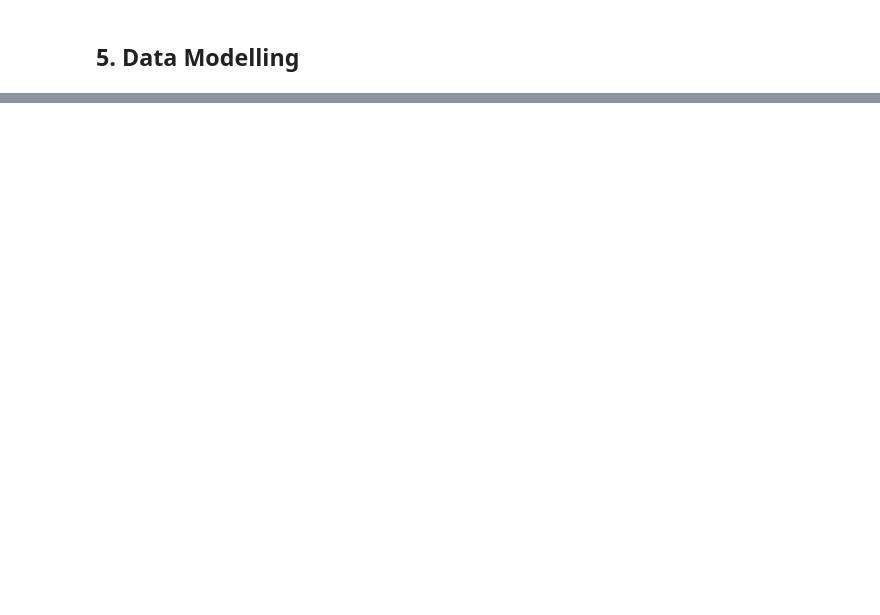
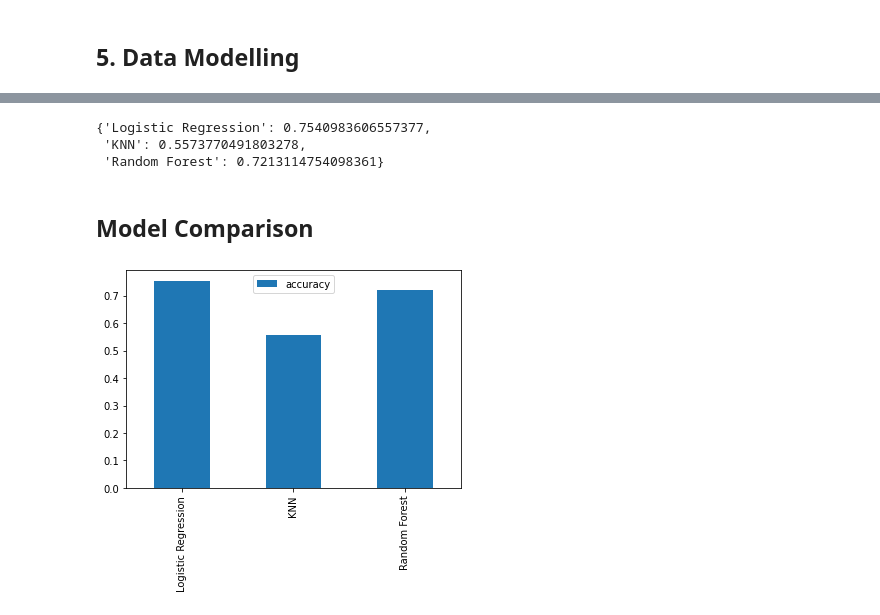
Before and after one commit to saywurdson/Projects, a Jupyter notebook: Jupyter Notebooks/ZTM/heart-disease-project/heart-disease.ipynb, the cells around one changed output, grey strips where cells are left out. Cells and saved outputs as stored; diff of their text form; code cells hidden in the pictures; blank space fills up the shorter version.

```diff
--- a/Jupyter Notebooks/ZTM/heart-disease-project/heart-disease.ipynb
+++ b/Jupyter Notebooks/ZTM/heart-disease-project/heart-disease.ipynb
@@ -294,0 +163,26 @@ Name: target, Length: 242, dtype: int64
+# %%
+# In order to save time, we can put our models in a dictionary and run them at the same time
+models = {"Logistic Regression": LogisticRegression(), "KNN": KNeighborsClassifier(), "Random Forest": RandomForestClassifier()}
+
+# Use a function to fit and score the models
+def fit_and_score(models, X_train, X_test, y_train, y_test):
+    np.random.seed(7) # Use random seed so our results can be reproducibile
+    model_scores = {} # Make a dictionary to keep the model scores
+    for name, model in models.items(): # Loop through our models
+        model.fit(X_train, y_train) # Fit the model to the data
+        model_scores[name] = model.score(X_test, y_test) # Evaluate the model and append the score to our dictionary
+    return model_scores
+# %%
+model_scores = fit_and_score(models = models, X_train = X_train, X_test = X_test, y_train = y_train, y_test = y_test)
+model_scores
+# %% [output]
+{'Logistic Regression': 0.7540983606557377,
+ 'KNN': 0.5573770491803278,
+ 'Random Forest': 0.7213114754098361}
+# %% [markdown]
+## Model Comparison
+# %%
+model_compare = pd.DataFrame(model_scores, index = ["accuracy"])
+model_compare.T.plot.bar();
+# %% [output]
+[figure, added]
```
Also changed, not shown: parts of 34 cells of this notebook.
